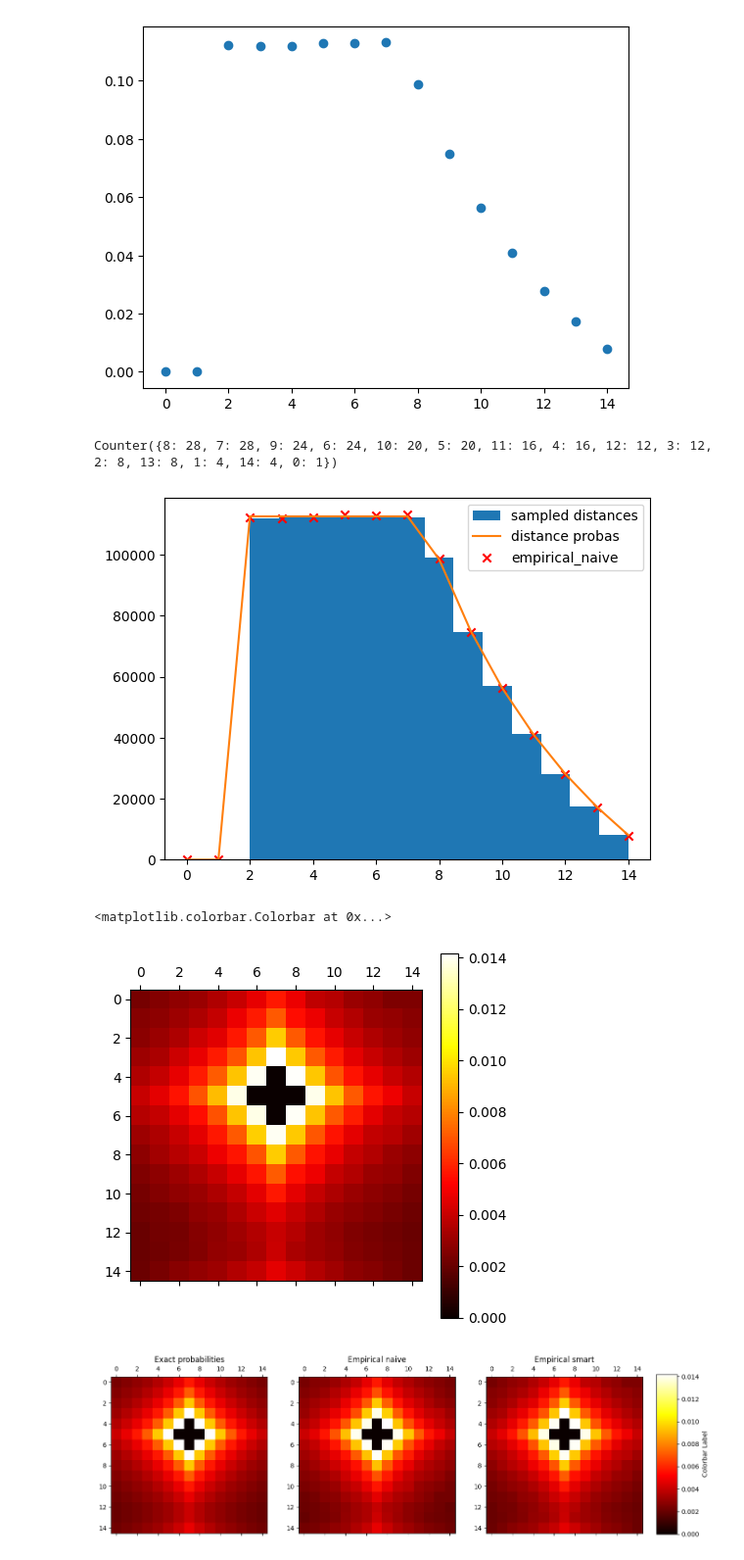
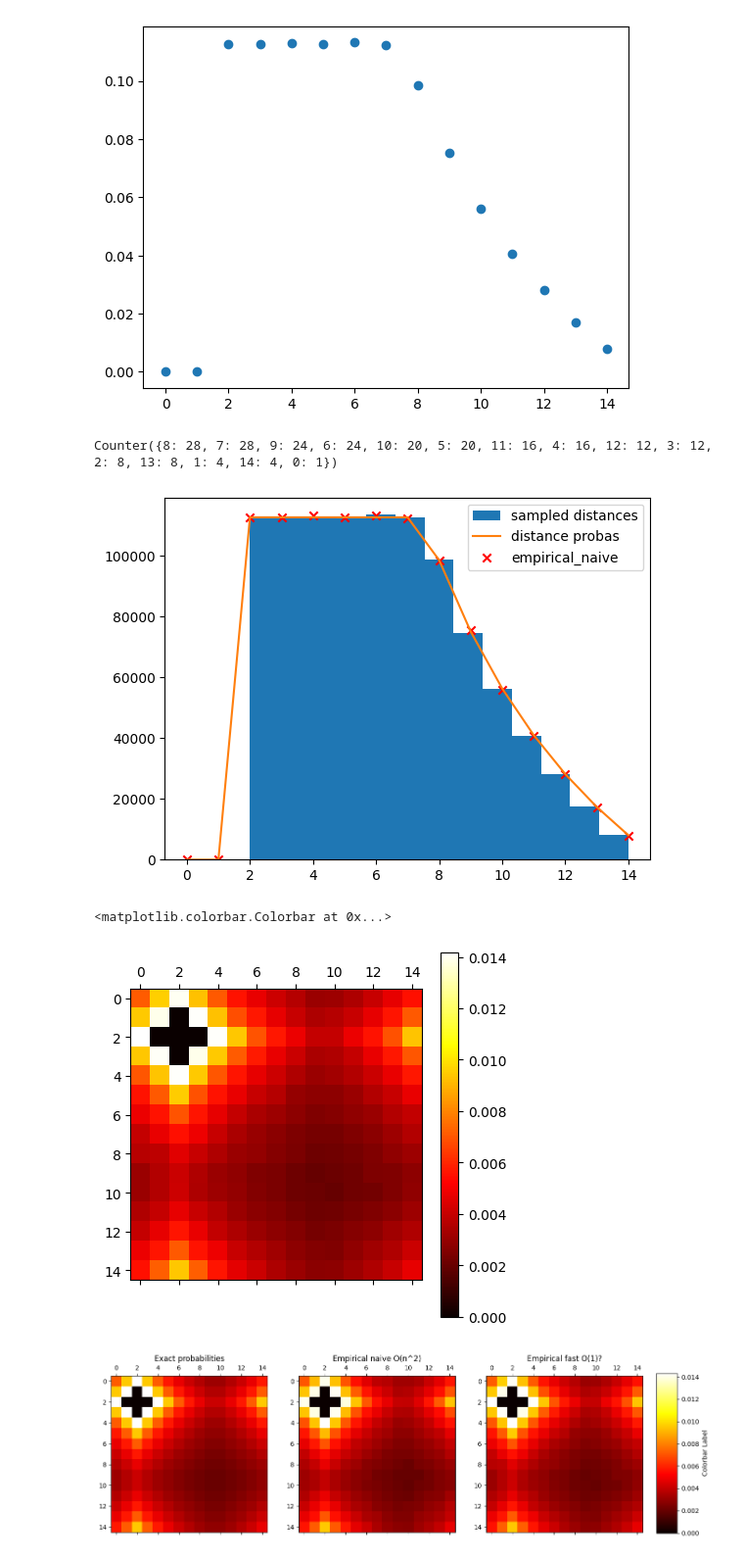
Before and after one commit to ricsi98/utvalasztas_verseny, a Jupyter notebook: smart_sampling.ipynb, the cells around one changed output. Shown at 98% size. Saved outputs shown, nothing was run; the diff lists cells and outputs as text; code cells hidden in the pictures.

```diff
--- a/smart_sampling.ipynb
+++ b/smart_sampling.ipynb
@@ -41,7 +41,8 @@ def offset_proba_mtx(n: int, node: Node, alpha: float) -> np.ndarray:
 ALPHA = 1
 
 N = 15
-m = offset_proba_mtx(N, (5, 7), ALPHA)
+X, Y = 2, 2
+m = offset_proba_mtx(N, (X, Y), ALPHA)
 plt.matshow(m, cmap='hot')
 plt.colorbar()
 # %% [output]
@@ -67,7 +68,7 @@ ld = LatticeDistance(N)
 empirical_distances = {}
 for i in range(N):
     for j in range(N):
-        dist = ld((5, 7), (i, j))
+        dist = ld((X, Y), (i, j))
         if dist not in empirical_distances:
             empirical_distances[dist] = 0
         empirical_distances[dist] += empirical[i, j]
@@ -106,8 +107,8 @@ deltas = [random.choice(possible_offsets(N, i)) for i in distances]
 dx = np.array([d[0] for d in deltas])
 dy = np.array([d[1] for d in deltas])
 
-x = (5 + dx) % N
-y = (7 + dy) % N
+x = (X + dx) % N
+y = (Y + dy) % N
 empirical2 = np.zeros((N, N))
 for i in range(N_SAMPLES):
     empirical2[x[i], y[i]] += 1
@@ -116,42 +117,42 @@ plt.matshow(empirical2, cmap='hot')
 plt.colorbar()
 # %% [output]
 Counter({8: 28, 7: 28, 9: 24, 6: 24, 10: 20, 5: 20, 11: 16, 4: 16, 12: 12, 3: 12, 2: 8, 13: 8, 1: 4, 14: 4, 0: 1})
-[figure, old version]
+[figure, new version]
 <matplotlib.colorbar.Colorbar at 0x...>
-[figure, old version]
+[figure, new version]
 # %%
 # common figure of exact and empirical matrices
 from matplotlib.colors import Normalize
 from matplotlib.colorbar import ColorbarBase
 
 
 fig, axs = plt.subplots(1, 3, figsize=(15, 5))
 axs[0].matshow(m, cmap='hot')
 axs[0].set_title("Exact probabilities")
 axs[1].matshow(empirical, cmap='hot')
-axs[1].set_title("Empirical naive")
+axs[1].set_title("Empirical naive O(n^2)")
 axs[2].matshow(empirical2, cmap='hot')
-axs[2].set_title("Empirical smart")
+axs[2].set_title("Empirical fast O(1)?")
 
 vmin = min(m.min(), empirical.min(), empirical2.min())
 vmax = max(m.max(), empirical.max(), empirical2.max())
 
 # Create a normalization instance
 norm = Normalize(vmin=vmin, vmax=vmax)
 
 # Create a colorbar axes
 cax = fig.add_axes([0.92, 0.15, 0.03, 0.7])  # Adjust position and size as needed
 
 # Create the colorbar
 cb = ColorbarBase(cax, cmap='hot', norm=norm)
 
 # Add label to the colorbar if needed
 cb.set_label('Colorbar Label')
 
 plt.show()
 plt.show()
 # %% [output]
-[figure, old version]
+[figure, new version]
 # %%
 plt.matshow(empirical - empirical2, cmap='hot')
 plt.colorbar()
```
Also changed, not shown: parts of 3 cells of this notebook.
